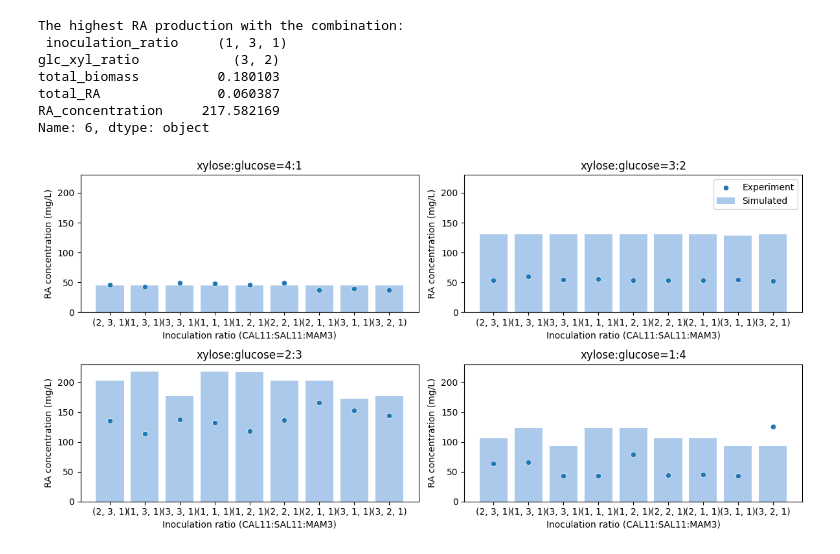
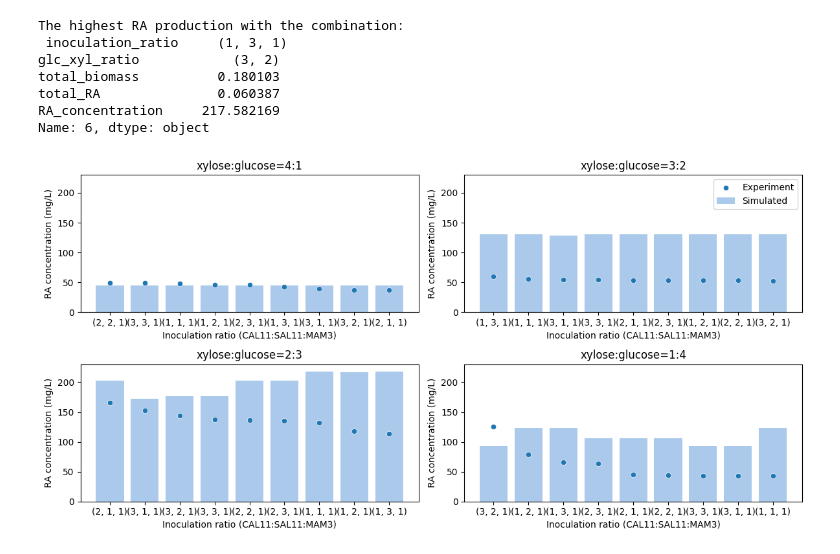
Before and after one commit to andreastallvik/BIOTBT3900, a Jupyter notebook: community_modelling/RAsynthesis/results_mixed_sub_tri.ipynb, the cells around one changed output. Drawn from its saved outputs; the diff is of its cells as text; code cells hidden in the pictures.

```diff
--- a/community_modelling/RAsynthesis/results_mixed_sub_tri.ipynb
+++ b/community_modelling/RAsynthesis/results_mixed_sub_tri.ipynb
@@ -707,14 +707,15 @@ def add_exp_data(filepath, df):
 # %%
 import pandas as pd
 
 result_filepath = "results/fig_6_29nov"
 
 inoculum_substrate_results = pd.read_csv(result_filepath)
 
 add_exp_data("exp_data/tri_glc_xyl_inoc_rat.csv", inoculum_substrate_results)
+inoculum_substrate_results.sort_values(by=["exp_val"], ascending = False, inplace=True)
 
 plot_inoculum_substrate(inoculum_substrate_results)
-#plt.savefig('results/figures/call11_sal11_mam3/inoc_substrate_bar_chart_with_data.svg', format='svg')
+# #plt.savefig('results/figures/call11_sal11_mam3/inoc_substrate_bar_chart_with_data.svg', format='svg')
 plt.savefig('results/figures/call11_sal11_mam3/inoc_substrate_bar_chart_with_data_light_blue.svg', format='svg')
 # %% [output]
-[figure, old version]
+[figure, new version]
```
Also changed, not shown: 3 other files.
